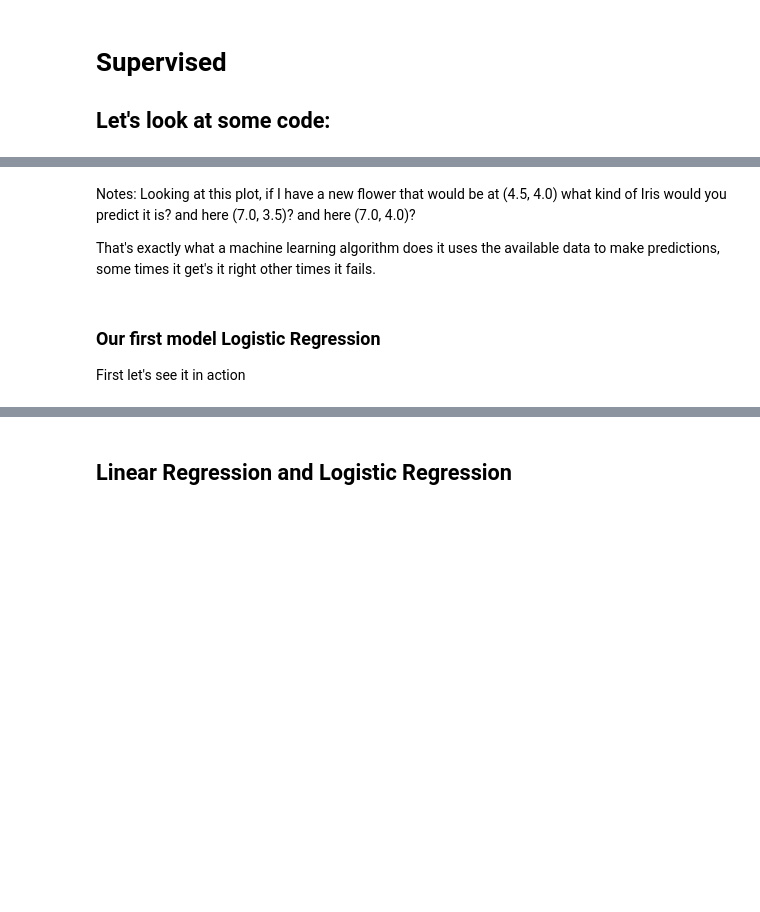
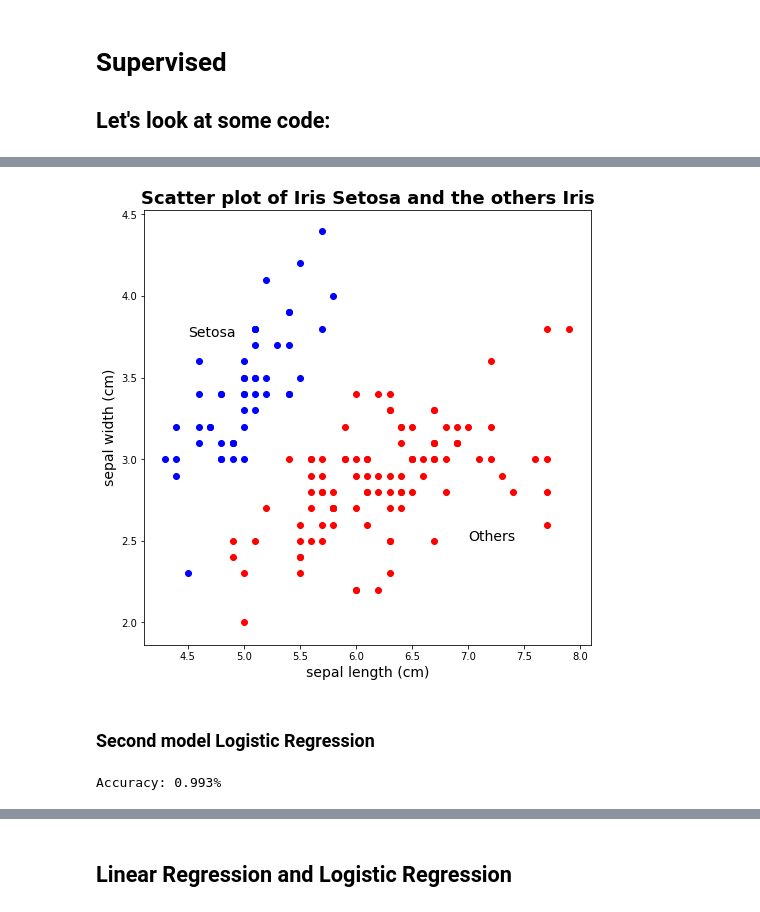
Before and after one commit to Joao-M-Almeida/ML-Tutorial, a Jupyter notebook: Tutorial Notebook.ipynb, the cells around one changed output, grey strips where cells are left out. Cells and saved outputs as stored; diff of their text form; code cells hidden in the pictures; blank space fills up the shorter version.

```diff
--- a/Tutorial Notebook.ipynb
+++ b/Tutorial Notebook.ipynb
@@ -122,38 +259,44 @@ plt.show()
 # %%
 # We will focus identifying only the Iris Setosa
 plt.figure(figsize=(8,8))
 colors = "br"
 
 idx = np.where(y == 0) # Give me the indices of the Iris Setosa examples
 
 plt.scatter(X[idx, 0], X[idx, 1], c='b', cmap=plt.cm.Paired)
 plt.text(4.5, 3.75, "Setosa", fontsize=14)
 
 idx = np.where(y != 0) # where it's not Iris Setosa
 plt.scatter(X[idx, 0], X[idx, 1], c='r', cmap=plt.cm.Paired)
 plt.text(7.0, 2.5, "Others", fontsize=14)
 
 
-plt.title("Scatter plot of Iris Setosa and the others Iris", fontsize=18, fontweight='bold')
+plt.title("Scatter plot of Iris Setosa and the others Iris",
+          fontsize=18, fontweight='bold')
+plt.xlabel(iris_dataset.feature_names[0], fontsize=14)
+plt.ylabel(iris_dataset.feature_names[1], fontsize=14)
 plt.show()
+# %% [output]
+[figure, added]
-# %% [markdown]
-Notes:
-Looking at this plot, if I have a new flower that would be at (4.5, 4.0)  what kind of Iris would you predict it is?
-and here (7.0, 3.5)?
-and here (7.0, 4.0)?
-
-That's exactly what a machine learning algorithm does it uses the available data to make predictions, some times it get's it right other times it fails.
-# %% [markdown]
-### Our first model  Logistic Regression
-
-First let's see it in action
+# %% [markdown]
+### Second model  Logistic Regression
 # %%
-# We only care about whether each flower is a Iris Setosa
-new_y = y==0
+# We only care about whether each flower is a Iris Setosa and we are looking only at two of their features
 
+X = iris_dataset.data
+y = iris_dataset.target
 
-model = LogisticRegression(random_state=42, verbose=0).fit(X[:,0:2], new_y)
-print("Accuracy: {:0.3f}%".format(model.score(X[:,0:2], new_y)))
+new_y = y == 0
+
+model = LogisticRegression(random_state=42, verbose=0)
+
+model.fit(X[:,0:2], new_y)
+
+accuracy = model.score(X[:,0:2], new_y)
+
+print("Accuracy: {:0.3f}%".format(accuracy))
+# %% [output]
+Accuracy: 0.993%
 # %%
 # Let's take a look at what our model is doing
 
```
Also changed, not shown: parts of 40 cells of this notebook, 1 other file.
